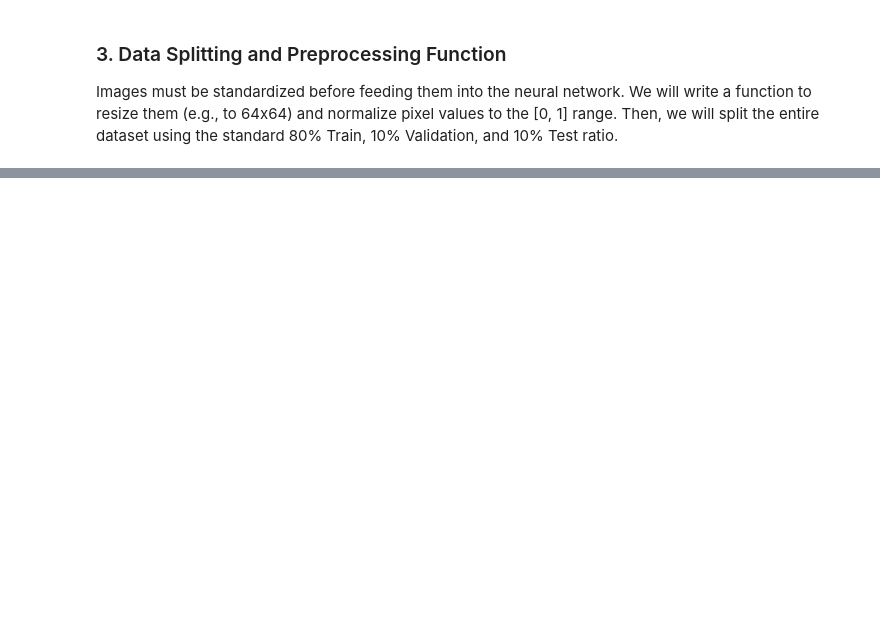
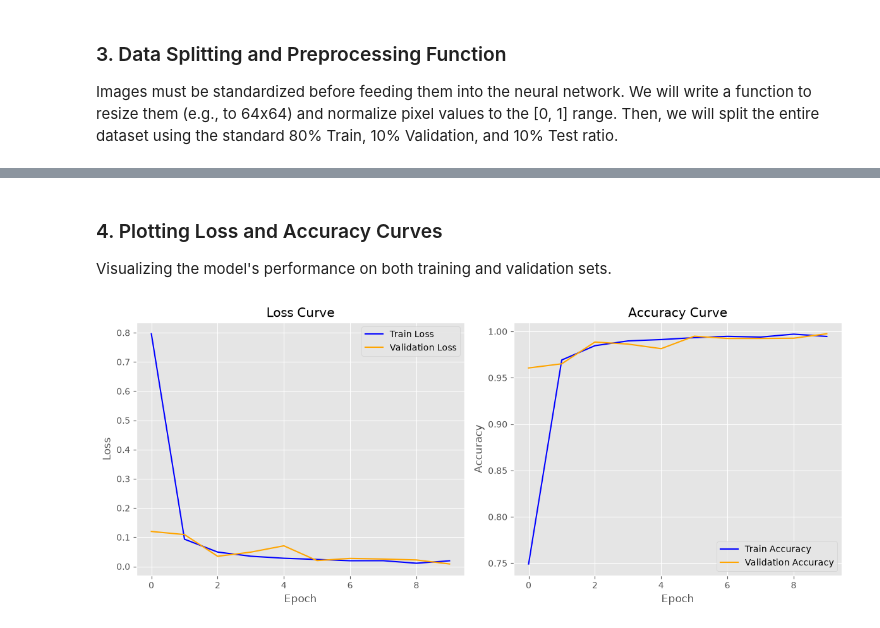
Before and after one commit to Shahparsa/RealTime-Sign-to-Speech, a Jupyter notebook: p1.ipynb, the cells around one changed output, grey strips where cells are left out. Cells and saved outputs as stored; diff of their text form; code cells hidden in the pictures; blank space fills up the shorter version.

Commit message:
training v1 + webcam

```diff
--- a/p1.ipynb
+++ b/p1.ipynb
@@ -158,6 +196,21 @@ def preprocess_image(image_path, size=(64, 64)):
 
     return img_normalized
 
+# Apply preprocessing to all image paths for Train, Validation, and Test sets
+print("Preprocessing training images...")
+X_train = np.array([preprocess_image(p) for p in X_train_paths])
+
+print("Preprocessing validation images...")
+X_val = np.array([preprocess_image(p) for p in X_val_paths])
+
+print("Preprocessing test images...")
+X_test = np.array([preprocess_image(p) for p in X_test_paths])
+
+# Print final shapes and value ranges to verify
+print(f"\nX_train shape: {X_train.shape} | Min: {X_train.min():.1f}, Max: {X_train.max():.1f}")
+print(f"X_val shape:   {X_val.shape}   | Min: {X_val.min():.1f}, Max: {X_val.max():.1f}")
+print(f"X_test shape:  {X_test.shape}  | Min: {X_test.min():.1f}, Max: {X_test.max():.1f}")
+
 # Test on a single sample
 sample_img = preprocess_image(X_train_paths[0], size=(64, 64))
 print(f"Output image shape after preprocessing: {sample_img.shape}")
@@ -171,0 +407,28 @@ Min pixel value: 0.0 | Max pixel value: 1.0
+# %% [markdown]
+### 4. Plotting Loss and Accuracy Curves
+Visualizing the model's performance on both training and validation sets.
+# %%
+plt.figure(figsize=(12, 5))
+
+# Loss Curves
+plt.subplot(1, 2, 1)
+plt.plot(train_losses, label='Train Loss', color='blue')
+plt.plot(val_losses, label='Validation Loss', color='orange')
+plt.title('Loss Curve')
+plt.xlabel('Epoch')
+plt.ylabel('Loss')
+plt.legend()
+
+# Accuracy Curves
+plt.subplot(1, 2, 2)
+plt.plot(train_accuracies, label='Train Accuracy', color='blue')
+plt.plot(val_accuracies, label='Validation Accuracy', color='orange')
+plt.title('Accuracy Curve')
+plt.xlabel('Epoch')
+plt.ylabel('Accuracy')
+plt.legend()
+
+plt.tight_layout()
+plt.show()
+# %% [output]
+[figure, added]
```
Also changed, not shown: parts of 15 cells of this notebook, 3 other files.
